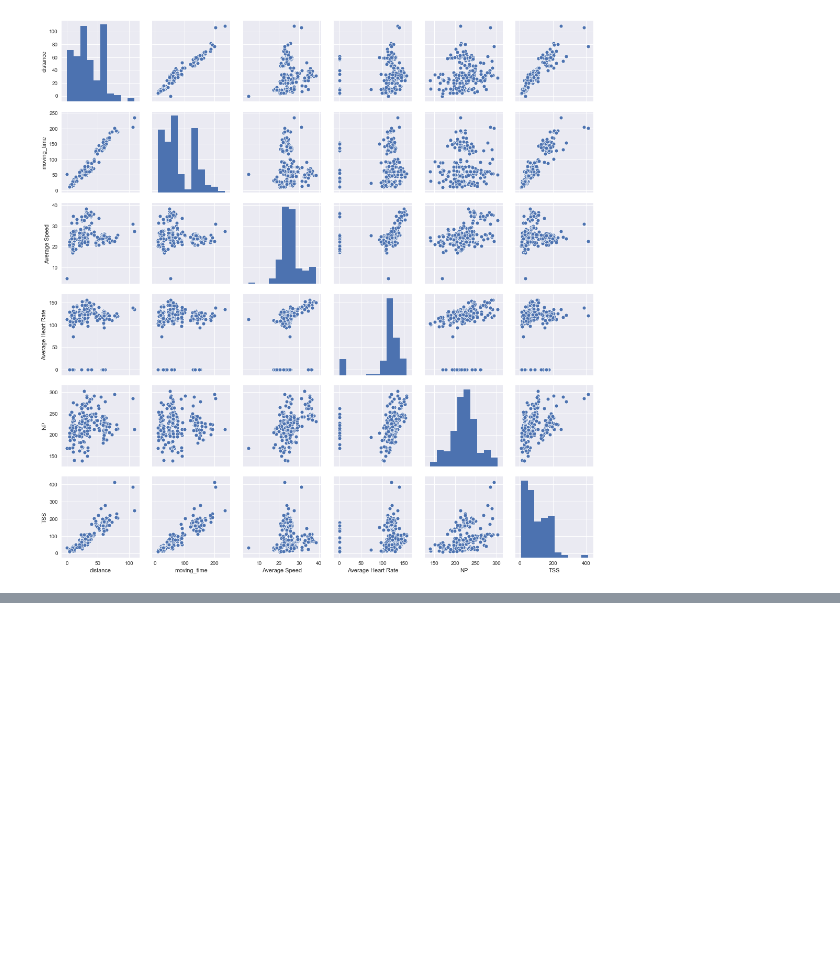
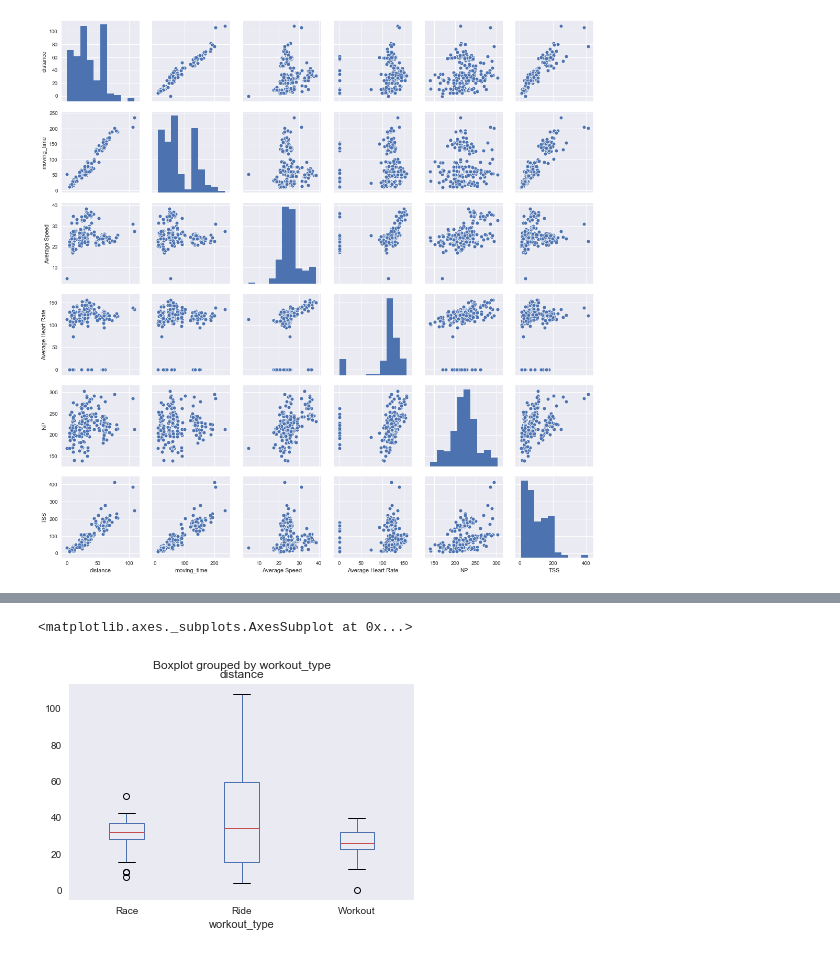
Before and after one commit to shubhamrana2374/Portfolio, a Jupyter notebook: Portfolio 1.ipynb, the cells around one changed output, grey strips where cells are left out. Cells and saved outputs as stored; diff of their text form; code cells hidden in the pictures; blank space fills up the shorter version.

```diff
--- a/Portfolio 1.ipynb
+++ b/Portfolio 1.ipynb
@@ -178,0 +192,5 @@ sn.pairplot(corr_result)
+# %%
+result2.boxplot(by='workout_type', column=['distance'], grid=False)
+# %% [output]
+<matplotlib.axes._subplots.AxesSubplot at 0x...>
+[figure, added]
```
Also changed, not shown: parts of 2 cells of this notebook.
